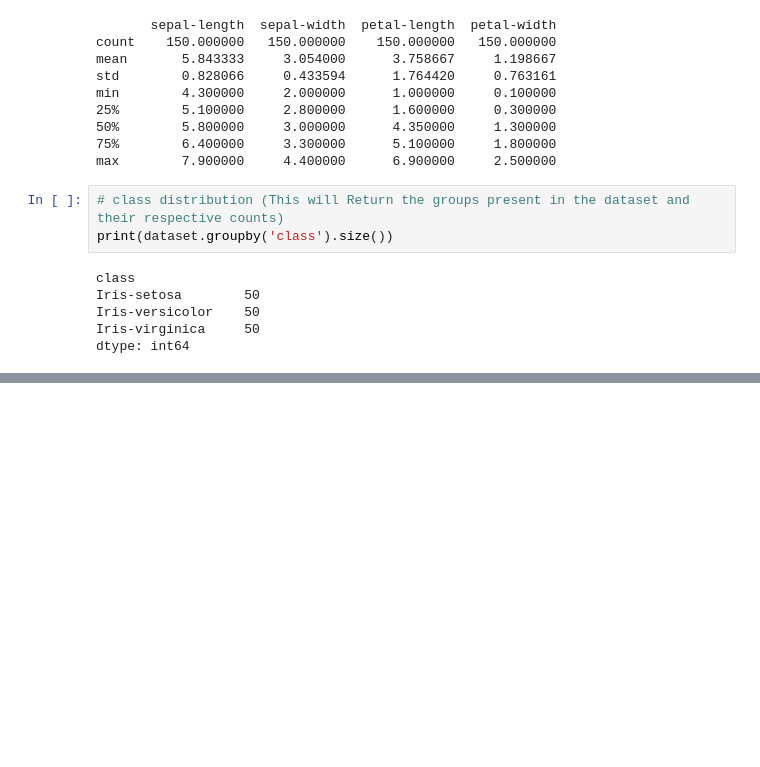
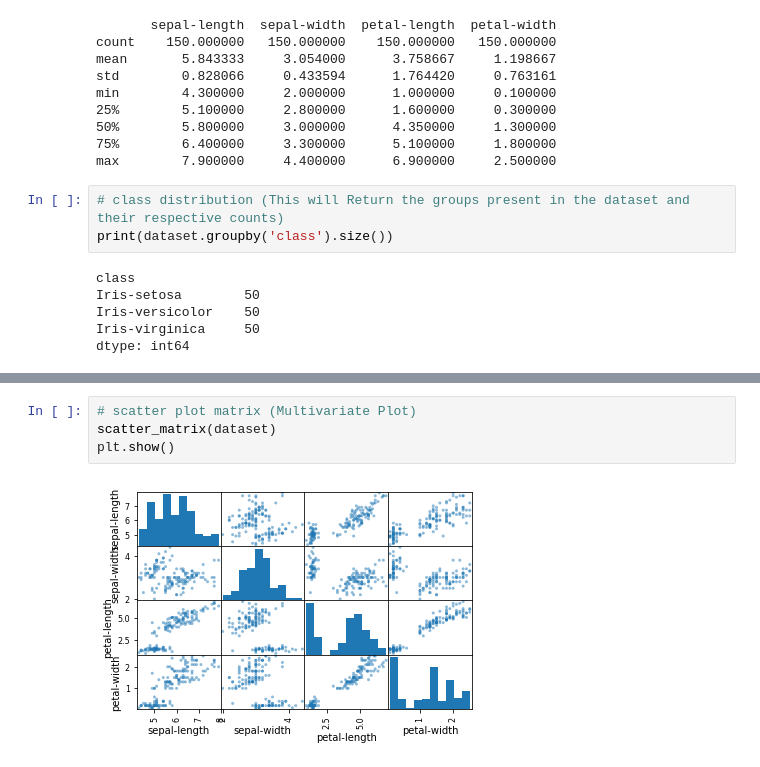
Before and after one commit to dwij2812/IRIS-Classifier, a Jupyter notebook: project.ipynb, the cells around one changed output, grey strips where cells are left out. Saved outputs shown, nothing was run; the diff lists cells and outputs as text; blank space fills up the shorter version.

```diff
--- a/project.ipynb
+++ b/project.ipynb
@@ -74,0 +89,6 @@ dtype: int64
+# %%
+# scatter plot matrix (Multivariate Plot)
+scatter_matrix(dataset)
+plt.show()
+# %% [output]
+[figure, added]
```
Also changed, not shown: parts of 2 cells of this notebook.
